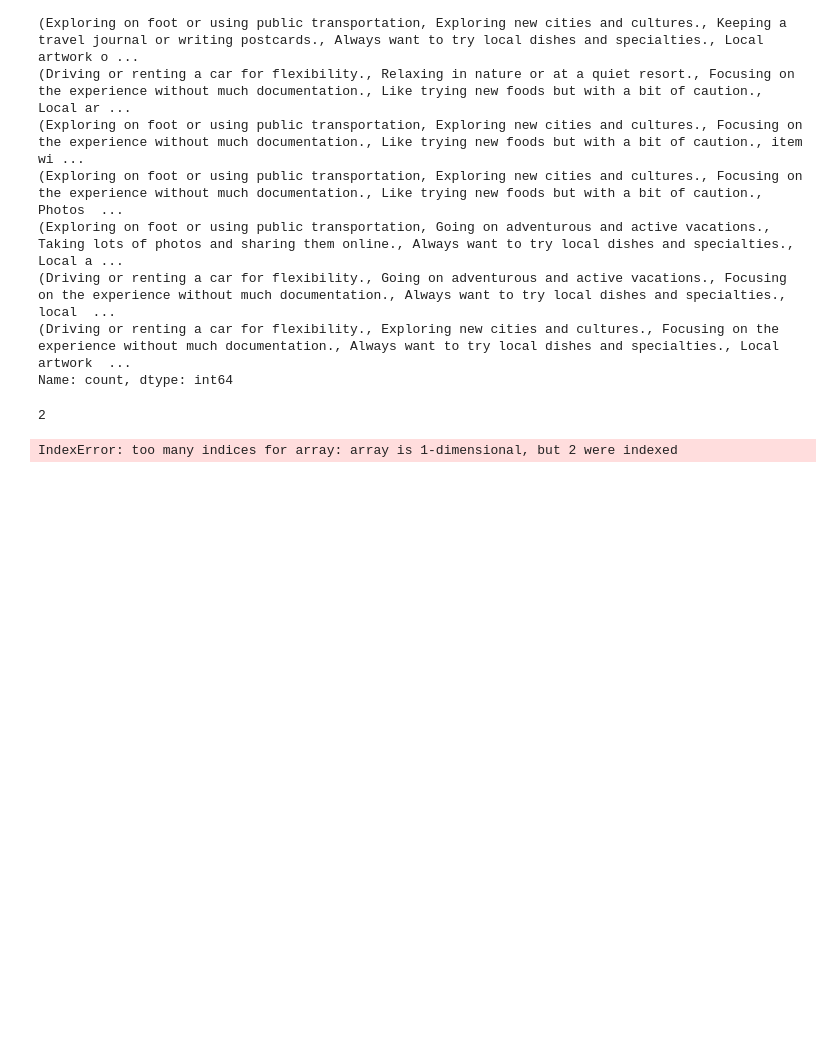
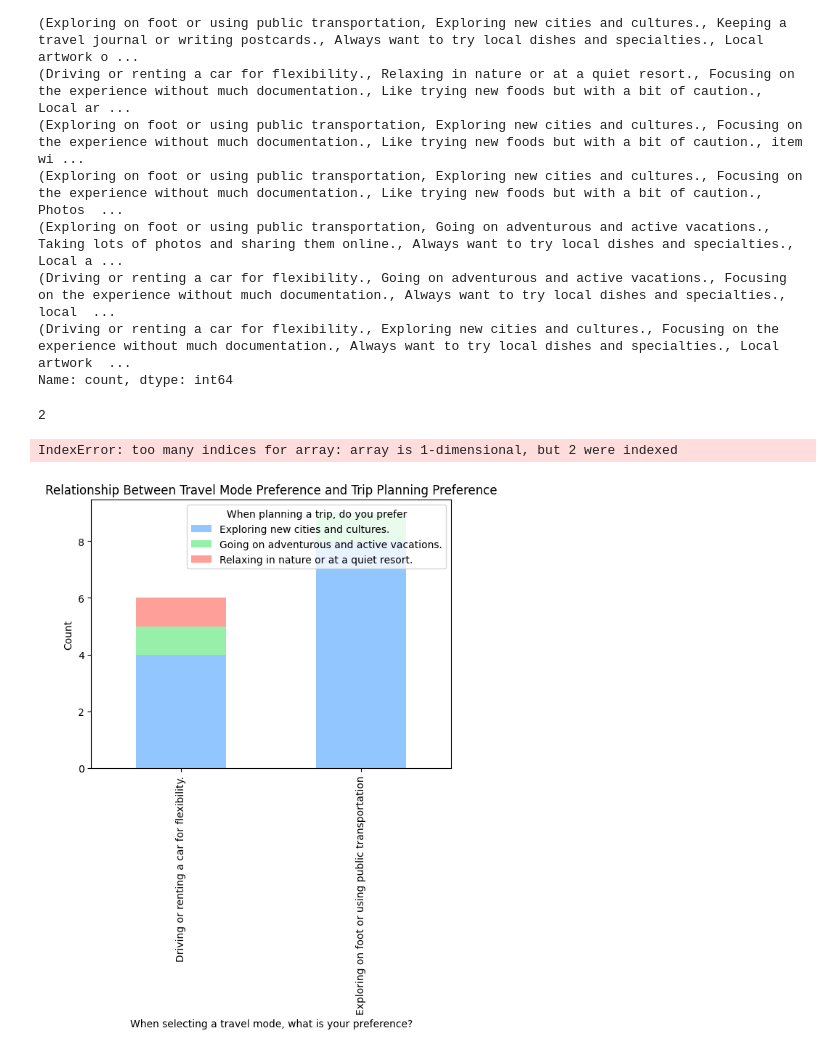
Before and after one commit to Yongjinnnn/workshop-demo, a Jupyter notebook: Yongjin_class05_exercise.ipynb, the cells around one changed output. Drawn from its saved outputs; the diff is of its cells as text; code cells hidden in the pictures; blank space fills up the shorter version.

```diff
--- a/Yongjin_class05_exercise.ipynb
+++ b/Yongjin_class05_exercise.ipynb
@@ -110,3 +110,15 @@ print(f"The most common combination in the DataFrame is {plan} with a count of {
 # %% [output]
 2
 IndexError: too many indices for array: array is 1-dimensional, but 2 were indexed
+# %%
+columns_of_interest = ['When selecting a travel mode, what is your preference?',
+                        'When planning a trip, do you prefer']
+
+table = pd.crosstab(travel[columns_of_interest[0]], travel[columns_of_interest[1]])
+table.plot(kind='bar', stacked=True)
+plt.title('Relationship Between Travel Mode Preference and Trip Planning Preference')
+plt.xlabel(columns_of_interest[0])
+plt.ylabel('Count')
+plt.show()
+# %% [output]
+[figure, added]
```
